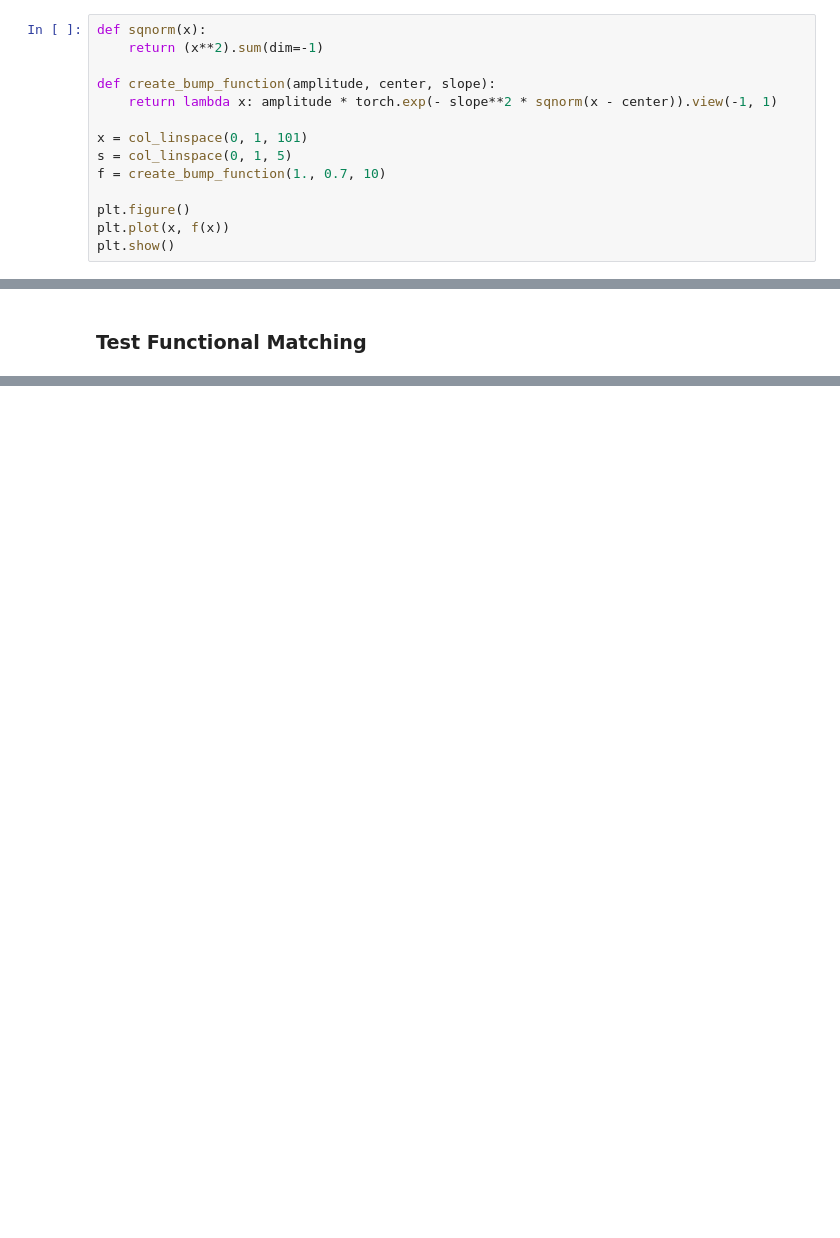
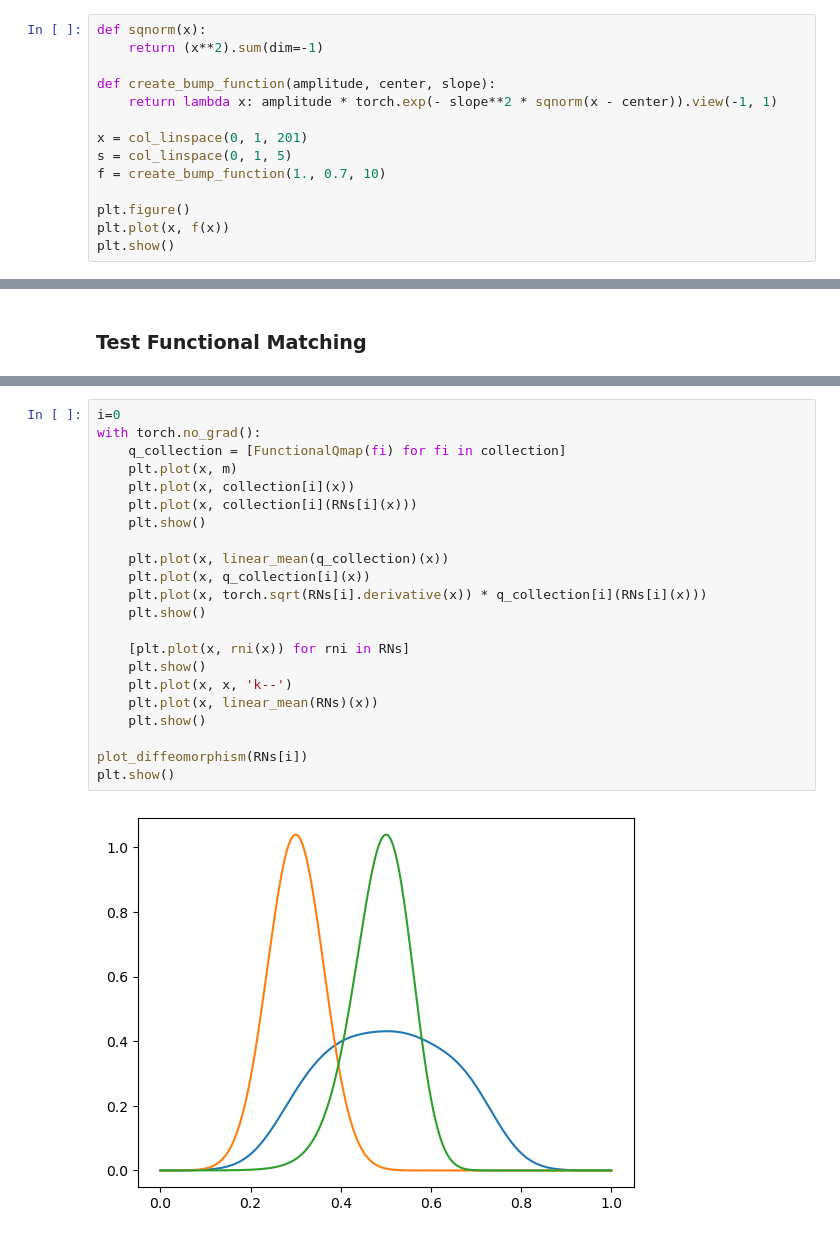
Before and after one commit to jorgenriseth/deepshape, a Jupyter notebook: notebooks/Functional-Mean.ipynb, the cells around one changed output, grey strips where cells are left out. Drawn from its saved outputs; the diff is of its cells as text; blank space fills up the shorter version.

```diff
--- a/notebooks/Functional-Mean.ipynb
+++ b/notebooks/Functional-Mean.ipynb
@@ -17,7 +46,7 @@ def sqnorm(x):
 def create_bump_function(amplitude, center, slope):
     return lambda x: amplitude * torch.exp(- slope**2 * sqnorm(x - center)).view(-1, 1)
 
-x = col_linspace(0, 1, 101)
+x = col_linspace(0, 1, 201)
 s = col_linspace(0, 1, 5)
 f = create_bump_function(1., 0.7, 10)
 
@@ -194,0 +264,24 @@ Finished training in 0.49134s
+# %%
+i=0
+with torch.no_grad():
+    q_collection = [FunctionalQmap(fi) for fi in collection]
+    plt.plot(x, m)
+    plt.plot(x, collection[i](x))
+    plt.plot(x, collection[i](RNs[i](x)))
+    plt.show()
+
+    plt.plot(x, linear_mean(q_collection)(x))
+    plt.plot(x, q_collection[i](x))
+    plt.plot(x, torch.sqrt(RNs[i].derivative(x)) * q_collection[i](RNs[i](x)))
+    plt.show()
+
+    [plt.plot(x, rni(x)) for rni in RNs]
+    plt.show()
+    plt.plot(x, x, 'k--')
+    plt.plot(x, linear_mean(RNs)(x))
+    plt.show()
+
+plot_diffeomorphism(RNs[i])
+plt.show()
+# %% [output]
+[figure, added]
```
Also changed, not shown: parts of 9 cells of this notebook, 2 other files.
